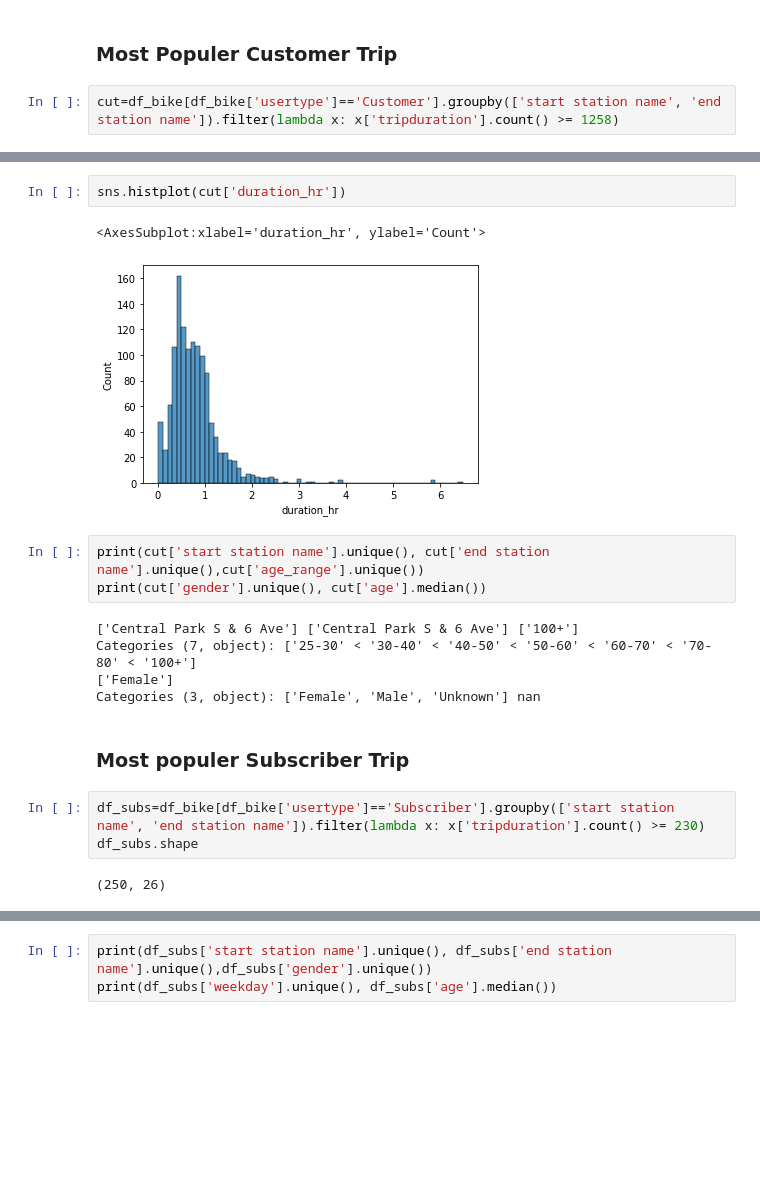
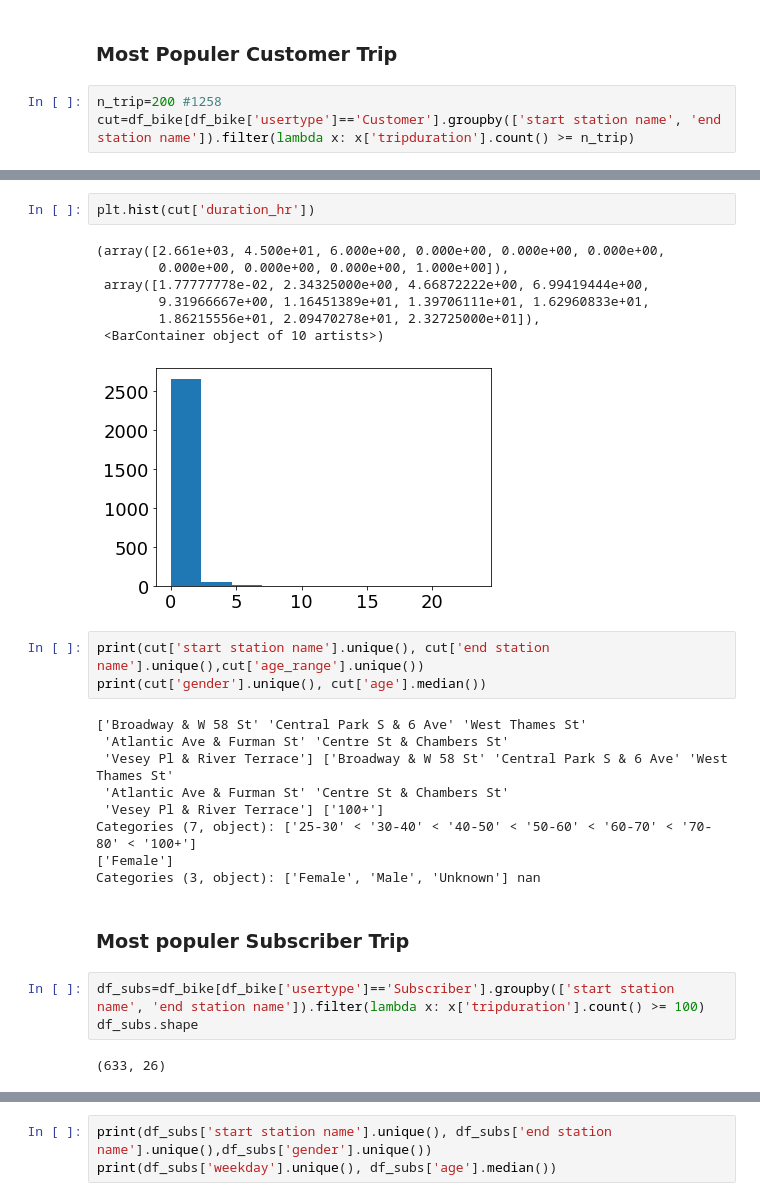
Before and after one commit to poojasaxena/machinelearning_case_studies, a Jupyter notebook: nyc_bikesharing/nyc-bike-studies_2022.ipynb, the cells around one changed output, grey strips where cells are left out. Drawn from its saved outputs; the diff is of its cells as text; blank space fills up the shorter version.

Commit message:
added more plots

```diff
--- a/nyc_bikesharing/nyc-bike-studies_2022.ipynb
+++ b/nyc_bikesharing/nyc-bike-studies_2022.ipynb
@@ -765,5 +743,6 @@ df_bike[df_bike['usertype']=="Customer"].groupby(["weekday",'tripduration']).cou
 # %% [markdown]
 ### Most Populer Customer Trip
 # %%
-cut=df_bike[df_bike['usertype']=='Customer'].groupby(['start station name', 'end station name']).filter(lambda x: x['tripduration'].count() >= 1258)
+n_trip=200 #1258
+cut=df_bike[df_bike['usertype']=='Customer'].groupby(['start station name', 'end station name']).filter(lambda x: x['tripduration'].count() >= n_trip)
 # %%
@@ -773,20 +758,29 @@ array(['Central Park S & 6 Ave'], dtype=object)
 # %%
-sns.histplot(cut['duration_hr'])
+plt.hist(cut['duration_hr'])
 # %% [output]
-<AxesSubplot:xlabel='duration_hr', ylabel='Count'>
+(array([2.661e+03, 4.500e+01, 6.000e+00, 0.000e+00, 0.000e+00, 0.000e+00,
+        0.000e+00, 0.000e+00, 0.000e+00, 1.000e+00]),
+ array([1.77777778e-02, 2.34325000e+00, 4.66872222e+00, 6.99419444e+00,
+        9.31966667e+00, 1.16451389e+01, 1.39706111e+01, 1.62960833e+01,
+        1.86215556e+01, 2.09470278e+01, 2.32725000e+01]),
+ <BarContainer object of 10 artists>)
-[figure, old version]
+[figure, new version]
 # %%
 print(cut['start station name'].unique(), cut['end station name'].unique(),cut['age_range'].unique())
 print(cut['gender'].unique(), cut['age'].median())
 # %% [output]
-['Central Park S & 6 Ave'] ['Central Park S & 6 Ave'] ['100+']
+['Broadway & W 58 St' 'Central Park S & 6 Ave' 'West Thames St'
+ 'Atlantic Ave & Furman St' 'Centre St & Chambers St'
+ 'Vesey Pl & River Terrace'] ['Broadway & W 58 St' 'Central Park S & 6 Ave' 'West Thames St'
+ 'Atlantic Ave & Furman St' 'Centre St & Chambers St'
+ 'Vesey Pl & River Terrace'] ['100+']
 Categories (7, object): ['25-30' < '30-40' < '40-50' < '50-60' < '60-70' < '70-80' < '100+']
 ['Female']
 Categories (3, object): ['Female', 'Male', 'Unknown'] nan
 # %% [markdown]
 ### Most populer Subscriber Trip
 # %%
-df_subs=df_bike[df_bike['usertype']=='Subscriber'].groupby(['start station name', 'end station name']).filter(lambda x: x['tripduration'].count() >= 230)
+df_subs=df_bike[df_bike['usertype']=='Subscriber'].groupby(['start station name', 'end station name']).filter(lambda x: x['tripduration'].count() >= 100)
 df_subs.shape
 # %% [output]
-(250, 26)
+(633, 26)
```
Also changed, not shown: parts of 48 cells of this notebook.
